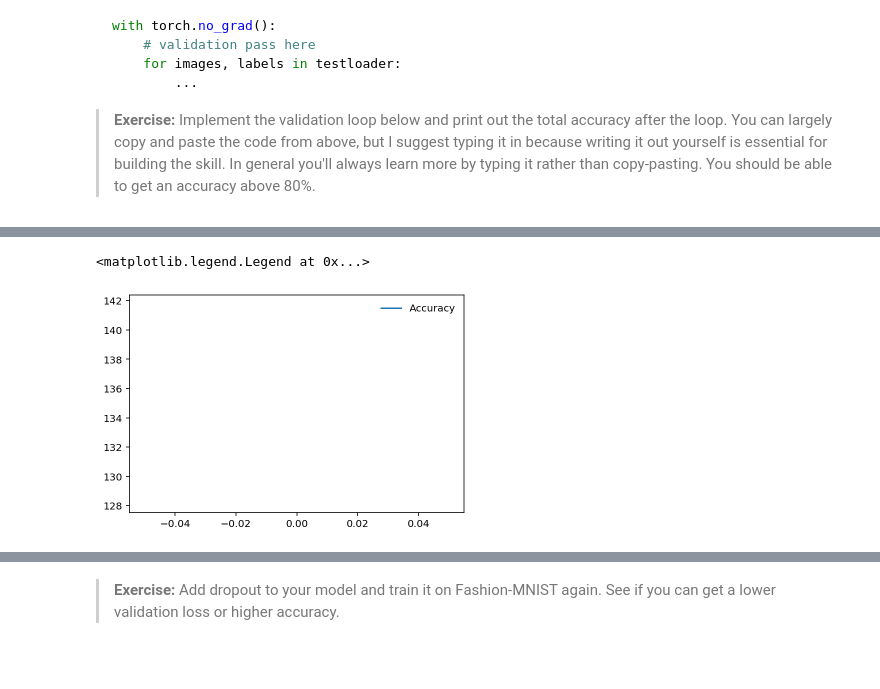
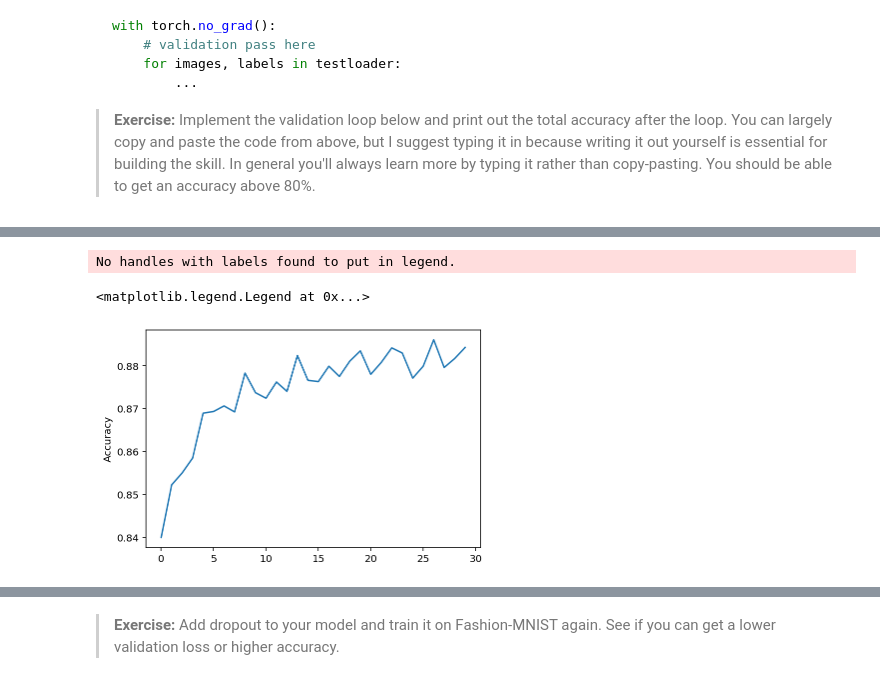
Before and after one commit to sroy8091/deep-learning-v2-pytorch, a Jupyter notebook: intro-to-pytorch/Part 5 - Inference and Validation (Exercises).ipynb, the cells around one changed output, grey strips where cells are left out. Drawn from its saved outputs; the diff is of its cells as text; code cells hidden in the pictures.

```diff
--- a/intro-to-pytorch/Part 5 - Inference and Validation (Exercises).ipynb
+++ b/intro-to-pytorch/Part 5 - Inference and Validation (Exercises).ipynb
@@ -119,10 +160,11 @@ model = Classifier()
 criterion = nn.NLLLoss()
 optimizer = optim.Adam(model.parameters(), lr=0.003)
 
-epochs = 3
+epochs = 30
 steps = 0
 
 train_losses, test_losses = [], []
+accuracy_graph = []
 for e in range(epochs):
     running_loss = 0
     for images, labels in trainloader:
@@ -144,7 +186,7 @@ for e in range(epochs):
                 ps = torch.exp(model(images))
                 top_p, top_class = ps.topk(1, dim=1)
                 equals = top_class == labels.view(*top_class.shape)
-                accuracy += torch.mean(equals.type(torch.FloatTensor))
-
-        print(f'Accuracy: {accuracy.item()*100}%')
+                accuracy += torch.mean(equals.type(torch.FloatTensor)).item()
+        accuracy_graph.append(accuracy/len(testloader))
+        print(f'Accuracy: {(accuracy/len(testloader))*100}%')
 # %% [output]
@@ -154,13 +210,15 @@ Accuracy: 13496.875%
 # %%
 %matplotlib inline
 %config InlineBackend.figure_format = 'retina'
 
 import matplotlib.pyplot as plt
-plt.plot(accuracy, label='Accuracy')
+plt.plot([i for i in range(epochs)], accuracy_graph)
+plt.ylabel('Accuracy')
 plt.legend(frameon=False)
 # %% [output]
-<matplotlib.legend.Legend at 0x...>
+No handles with labels found to put in legend.
+<matplotlib.legend.Legend at 0x...>
-[figure, old version]
+[figure, new version]
 # %% [markdown]
 ## Overfitting
 
```
Also changed, not shown: parts of 10 cells of this notebook.
